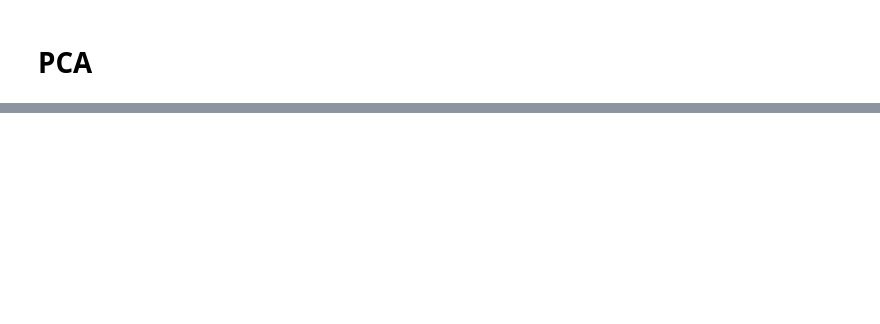
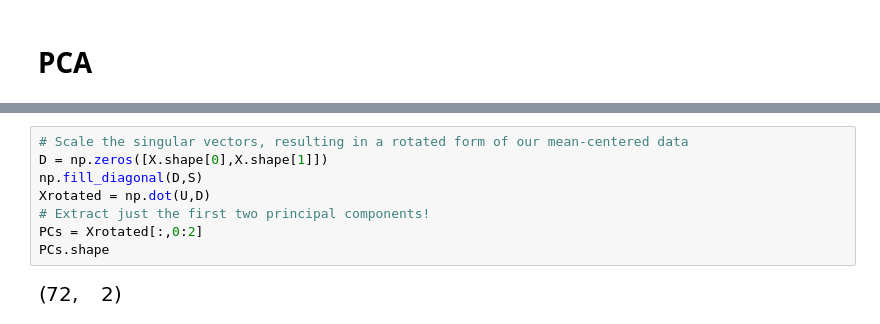
Before and after one commit to holypolarpanda7/S19-team2-project, a Jupyter notebook: PCA.ipynb, the cells around one changed output, grey strips where cells are left out. Drawn from its saved outputs; the diff is of its cells as text; blank space fills up the shorter version.

```diff
--- a/PCA.ipynb
+++ b/PCA.ipynb
@@ -9,0 +77,10 @@ NameError: name 'np' is not defined
+# %%
+# Scale the singular vectors, resulting in a rotated form of our mean-centered data
+D = np.zeros([X.shape[0],X.shape[1]])
+np.fill_diagonal(D,S)
+Xrotated = np.dot(U,D)
+# Extract just the first two principal components!
+PCs = Xrotated[:,0:2]
+PCs.shape
+# %% [output]
+[figure, added]
```
Also changed, not shown: parts of 8 cells of this notebook.
